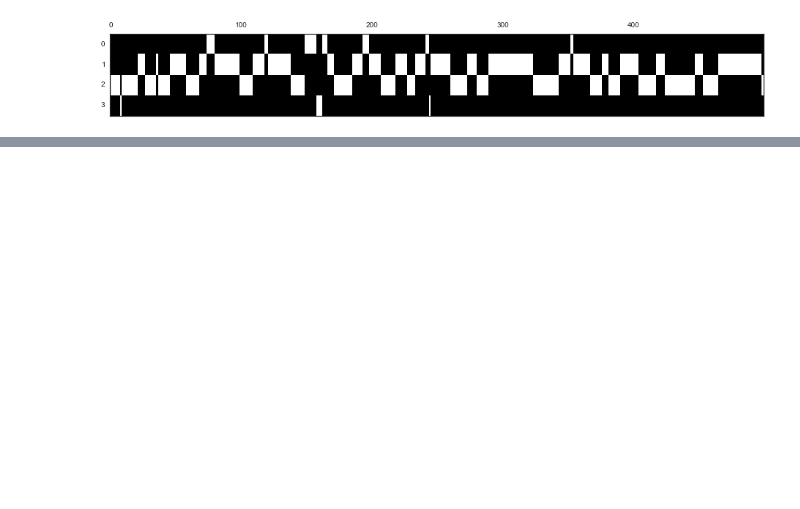
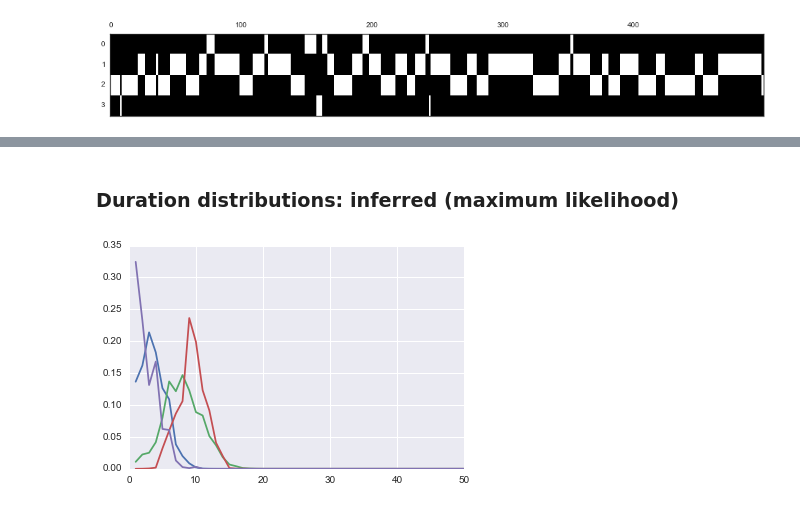
Before and after one commit to pearsonlab/spiketopics, a Jupyter notebook: hsmm_integration_test.ipynb, the cells around one changed output, grey strips where cells are left out. Drawn from its saved outputs; the diff is of its cells as text; code cells hidden in the pictures; blank space fills up the shorter version.

```diff
--- a/hsmm_integration_test.ipynb
+++ b/hsmm_integration_test.ipynb
@@ -120,0 +131,7 @@ matshow(xi.T[:, slc], cmap='gray');
+# %% [markdown]
+### Duration distributions: inferred (maximum likelihood)
+# %%
+phat = C - np.logaddexp.reduce(C, 1, keepdims=True)
+plt.plot(dvec, np.exp(phat).T);
+# %% [output]
+[figure, added]
```
Also changed, not shown: parts of 4 cells of this notebook.
